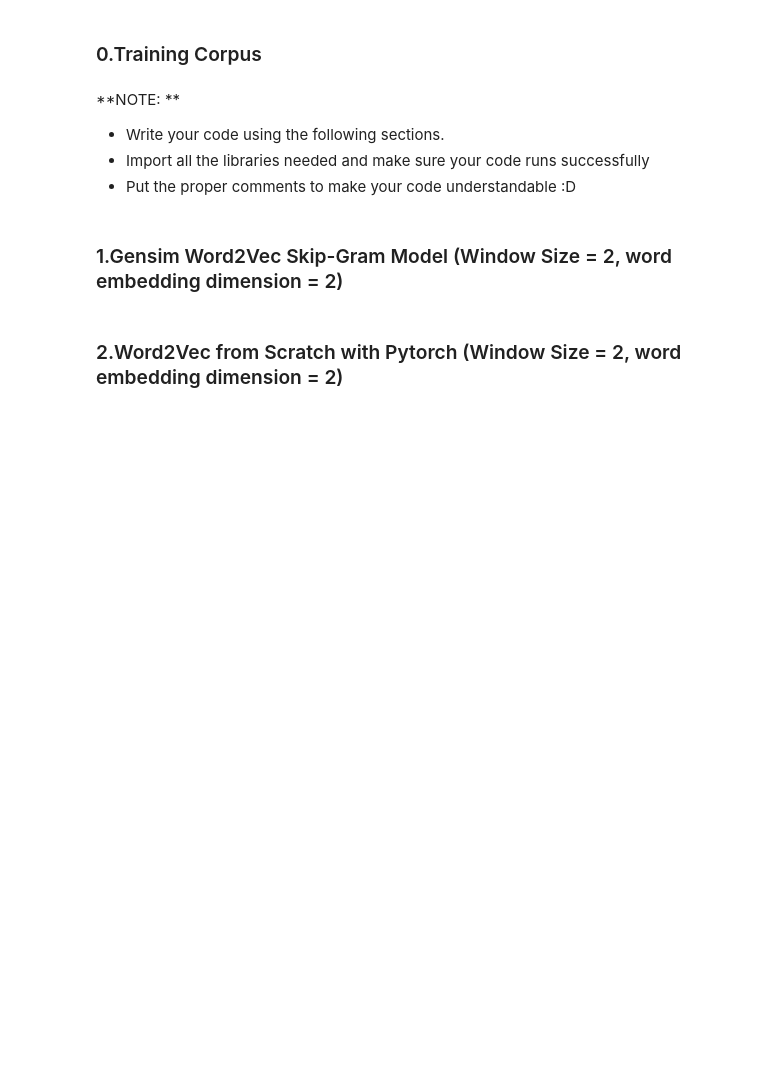
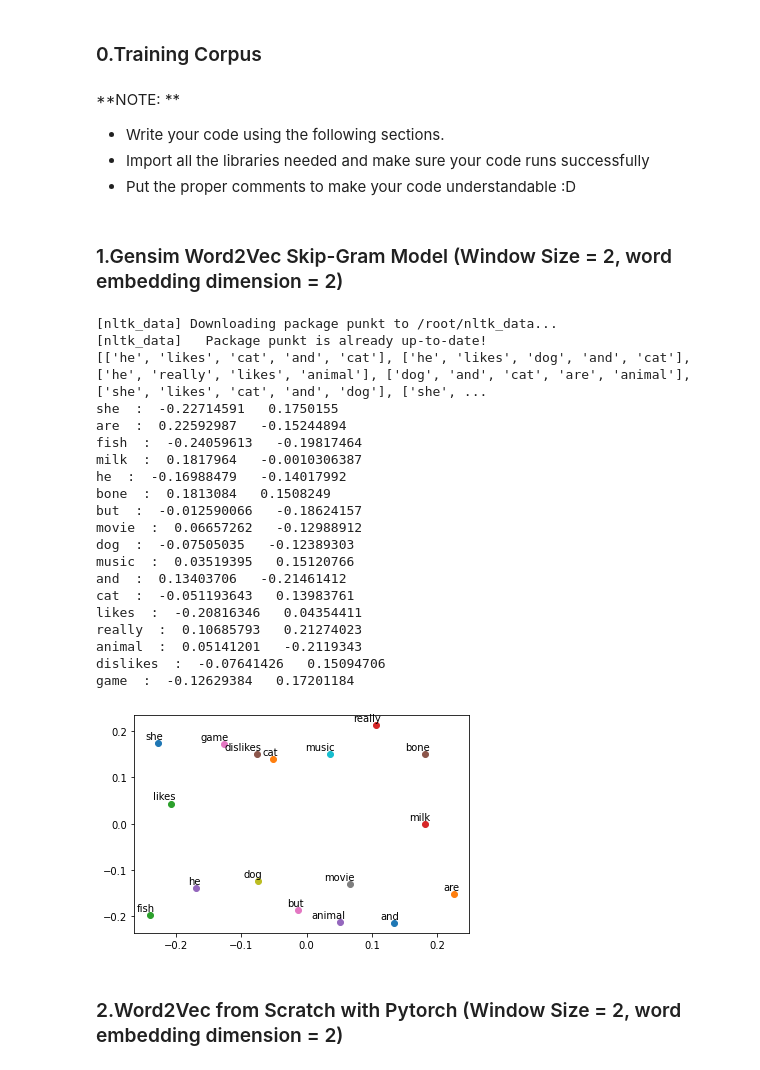
Before and after one commit to yuruojie777/NLP, a Jupyter notebook: COMP5046_Lab03.ipynb, the cells around one changed output. Drawn from its saved outputs; the diff is of its cells as text; code cells hidden in the pictures; blank space fills up the shorter version.

```diff
--- a/COMP5046_Lab03.ipynb
+++ b/COMP5046_Lab03.ipynb
@@ -568,12 +581,47 @@ corpus = ["he likes cat and cat",
 # %%
 # Train the Gensim Skip-Gram model and please set appropriate hyperparameters.
 # You are free to create and use multiple code cells based on your needs
 # You can also create subsections under the sections we provided based on your needs
 
 # Remember to use window size=2 for skip-gram
 # i.e.) he likes cat and dog
 #   -> (he, [likes, cat]), (likes,[he, cat, and]), (cat,[he, likes, and, dog]), (and, [likes, cat, dog]),(dog, [cat, and])
 #   -> (he, likes), (he, cat), (likes, he), (likes, cat), (likes, and), (cat, he), (cat, likes), (cat, and), (cat, dog) ......
+import pprint
+from gensim.models import Word2Vec
+import nltk
+nltk.download('punkt')
+from nltk.tokenize import word_tokenize, sent_tokenize
+
+
+# Prepare sentences for model
+sentences=[]
+sentences=[word_tokenize(sentence) for sentence in corpus]
+
+# Train with Gensim Word2Vec Skip-Gram
+wv_sg_model = Word2Vec(sentences=sentences, size=2, window=2, min_count=1, workers=2, sg=1)
+# %% [output]
+[nltk_data] Downloading package punkt to /root/nltk_data...
+[nltk_data]   Package punkt is already up-to-date!
+[['he', 'likes', 'cat', 'and', 'cat'], ['he', 'likes', 'dog', 'and', 'cat'], ['he', 'really', 'likes', 'animal'], ['dog', 'and', 'cat', 'are', 'animal'], ['she', 'likes', 'cat', 'and', 'dog'], ['she', ...
+she  :  -0.22714591   0.1750155
+are  :  0.22592987   -0.15244894
+fish  :  -0.24059613   -0.19817464
+milk  :  0.1817964   -0.0010306387
+he  :  -0.16988479   -0.14017992
+bone  :  0.1813084   0.1508249
+but  :  -0.012590066   -0.18624157
+movie  :  0.06657262   -0.12988912
+dog  :  -0.07505035   -0.12389303
+music  :  0.03519395   0.15120766
+and  :  0.13403706   -0.21461412
+cat  :  -0.051193643   0.13983761
+likes  :  -0.20816346   0.04354411
+really  :  0.10685793   0.21274023
+animal  :  0.05141201   -0.2119343
+dislikes  :  -0.07641426   0.15094706
+game  :  -0.12629384   0.17201184
+[figure, added]
 # %% [markdown]
 ### 2.Word2Vec from Scratch with Pytorch (Window Size = 2, word embedding dimension = 2)
 # %%
```
Also changed, not shown: parts of 7 cells of this notebook.
